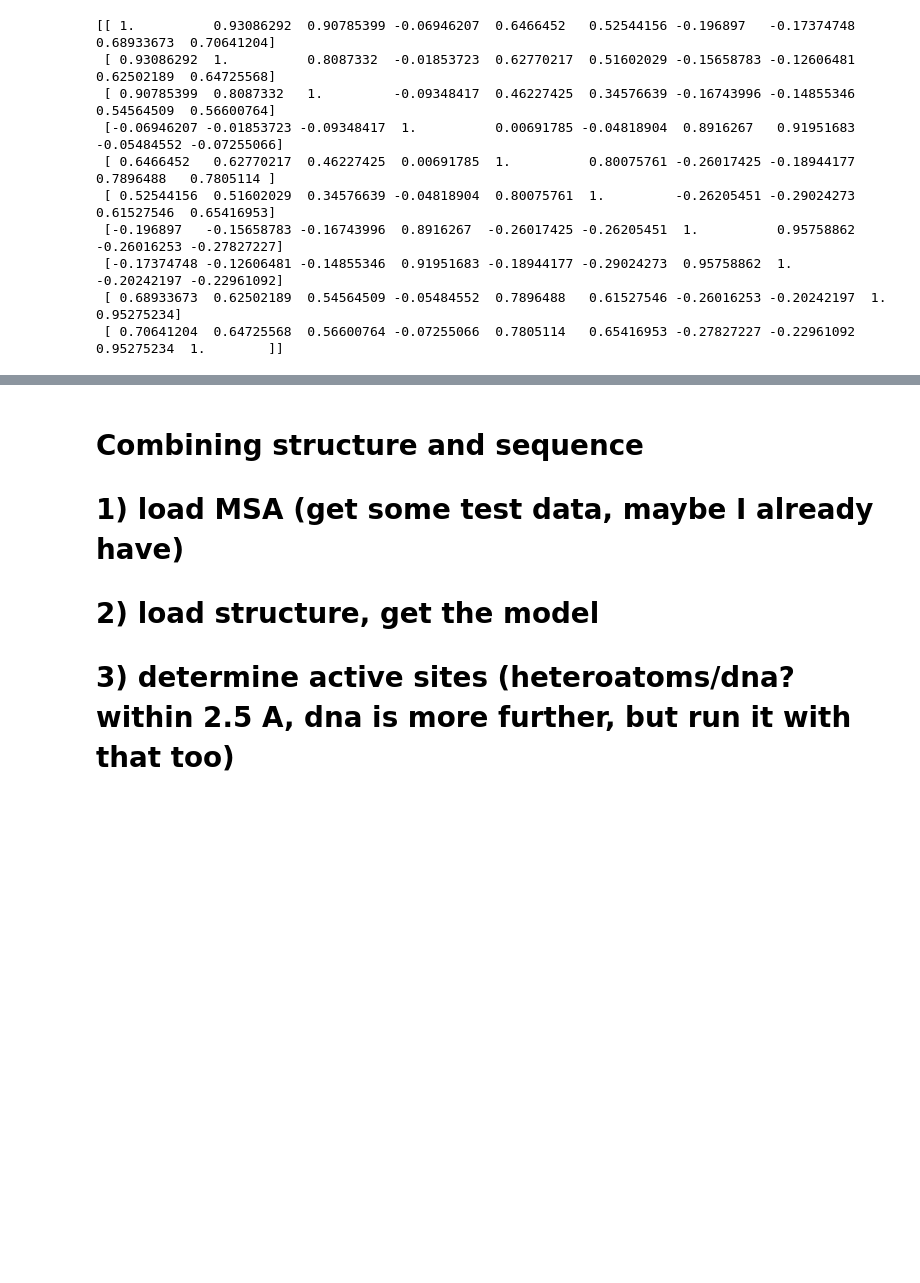
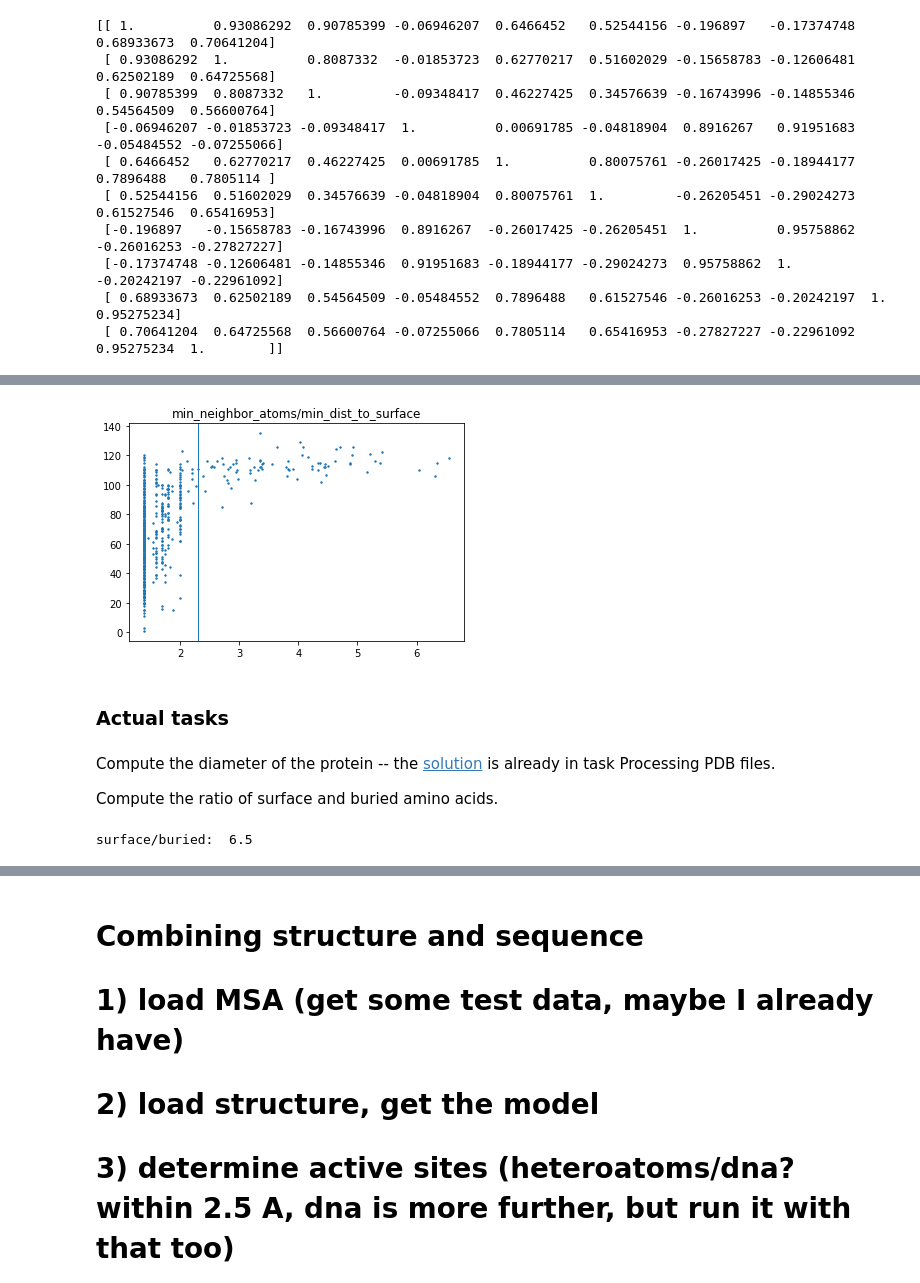
Before and after one commit to adam-kral/bioinfo_algoritmy_kral, a Jupyter notebook: assignment_demos.ipynb, the cells around one changed output, grey strips where cells are left out. Drawn from its saved outputs; the diff is of its cells as text; code cells hidden in the pictures; blank space fills up the shorter version.

```diff
--- a/assignment_demos.ipynb
+++ b/assignment_demos.ipynb
@@ -500,0 +477,18 @@ porovnání
+# %%
+plt.axvline(x=2.3, lw=1)  # boundary surface/buried
+scatter(min_dist_to_surface, residues_min_neighbor_atoms_count, 'min_neighbor_atoms/min_dist_to_surface')
+# %% [output]
+[figure, added]
+# %% [markdown]
+### Actual tasks
+# %% [markdown]
+Compute the diameter of the protein -- the [solution](#structure_width_cell) is already in task Processing PDB files.
+
+Compute the ratio of surface and buried amino acids.
+# %%
+is_surface_fn = lambda aa: is_surface(min_dist_to_surface, aa)
+
+ratio_surface_to_buried = get_ratio_surface_to_buried(model, is_surface_fn)
+print('surface/buried: ', ratio_surface_to_buried)
+# %% [output]
+surface/buried:  6.5
```
Also changed, not shown: parts of 16 cells of this notebook, 1 other file.
